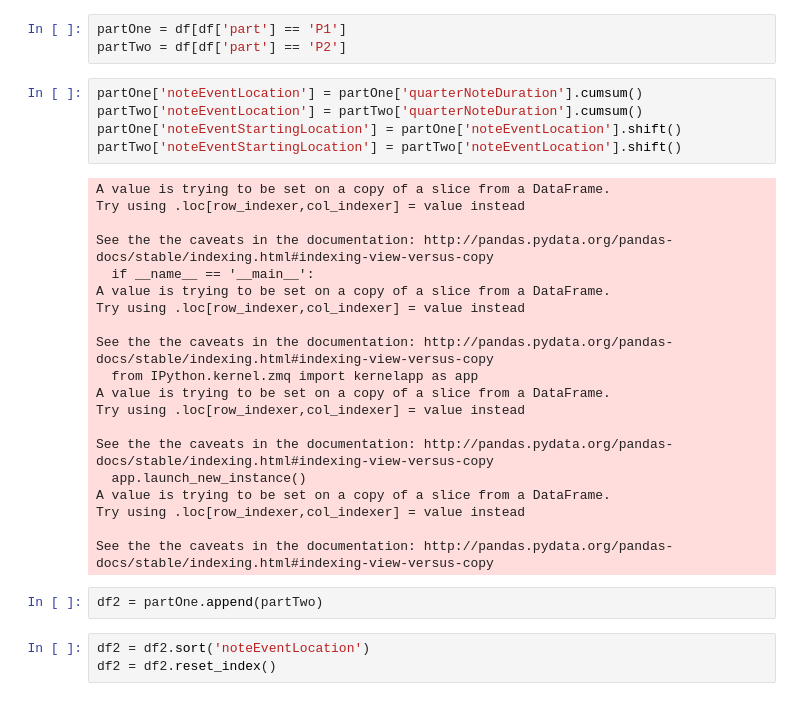
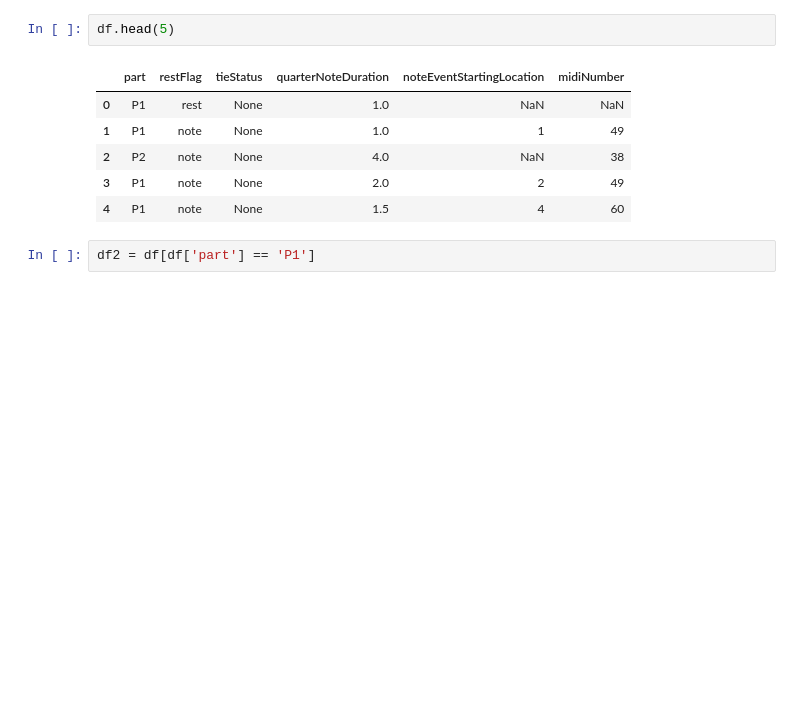
Before and after one commit to jgab3103/phd_code, a Jupyter notebook: XML Parser.ipynb, the cells around one changed output. Saved outputs shown, nothing was run; the diff lists cells and outputs as text; blank space fills up the shorter version.

```diff
--- a/XML Parser.ipynb
+++ b/XML Parser.ipynb
@@ -144,33 +193,11 @@ df['quarterNoteDuration'] = df.apply(convertDurationAsPerQuarterNoteIsOneBeat, a
+# %%
+df.head(5)
+# %% [output]
+|  | part | restFlag | tieStatus | quarterNoteDuration | noteEventStartingLocation | midiNumber |
+| 0 | P1 | rest | None | 1.0 | NaN | NaN |
+| 1 | P1 | note | None | 1.0 | 1 | 49 |
+| 2 | P2 | note | None | 4.0 | NaN | 38 |
+| 3 | P1 | note | None | 2.0 | 2 | 49 |
+| 4 | P1 | note | None | 1.5 | 4 | 60 |
 # %%
-partOne = df[df['part'] == 'P1']
-partTwo = df[df['part'] == 'P2']
+df2 = df[df['part'] == 'P1']
-# %%
-partOne['noteEventLocation'] = partOne['quarterNoteDuration'].cumsum()
-partTwo['noteEventLocation'] = partTwo['quarterNoteDuration'].cumsum()
-partOne['noteEventStartingLocation'] = partOne['noteEventLocation'].shift()
-partTwo['noteEventStartingLocation'] = partTwo['noteEventLocation'].shift()
-# %% [output]
-A value is trying to be set on a copy of a slice from a DataFrame.
-Try using .loc[row_indexer,col_indexer] = value instead
-
-See the the caveats in the documentation: http://pandas.pydata.org/pandas-docs/stable/indexing.html#indexing-view-versus-copy
-  if __name__ == '__main__':
-A value is trying to be set on a copy of a slice from a DataFrame.
-Try using .loc[row_indexer,col_indexer] = value instead
-
-See the the caveats in the documentation: http://pandas.pydata.org/pandas-docs/stable/indexing.html#indexing-view-versus-copy
-  from IPython.kernel.zmq import kernelapp as app
-A value is trying to be set on a copy of a slice from a DataFrame.
-Try using .loc[row_indexer,col_indexer] = value instead
-
-See the the caveats in the documentation: http://pandas.pydata.org/pandas-docs/stable/indexing.html#indexing-view-versus-copy
-  app.launch_new_instance()
-A value is trying to be set on a copy of a slice from a DataFrame.
-Try using .loc[row_indexer,col_indexer] = value instead
-
-See the the caveats in the documentation: http://pandas.pydata.org/pandas-docs/stable/indexing.html#indexing-view-versus-copy
-# %%
-df2 = partOne.append(partTwo)
-# %%
-df2 = df2.sort('noteEventLocation')
-df2 = df2.reset_index()
```
Also changed, not shown: parts of 37 cells of this notebook.
